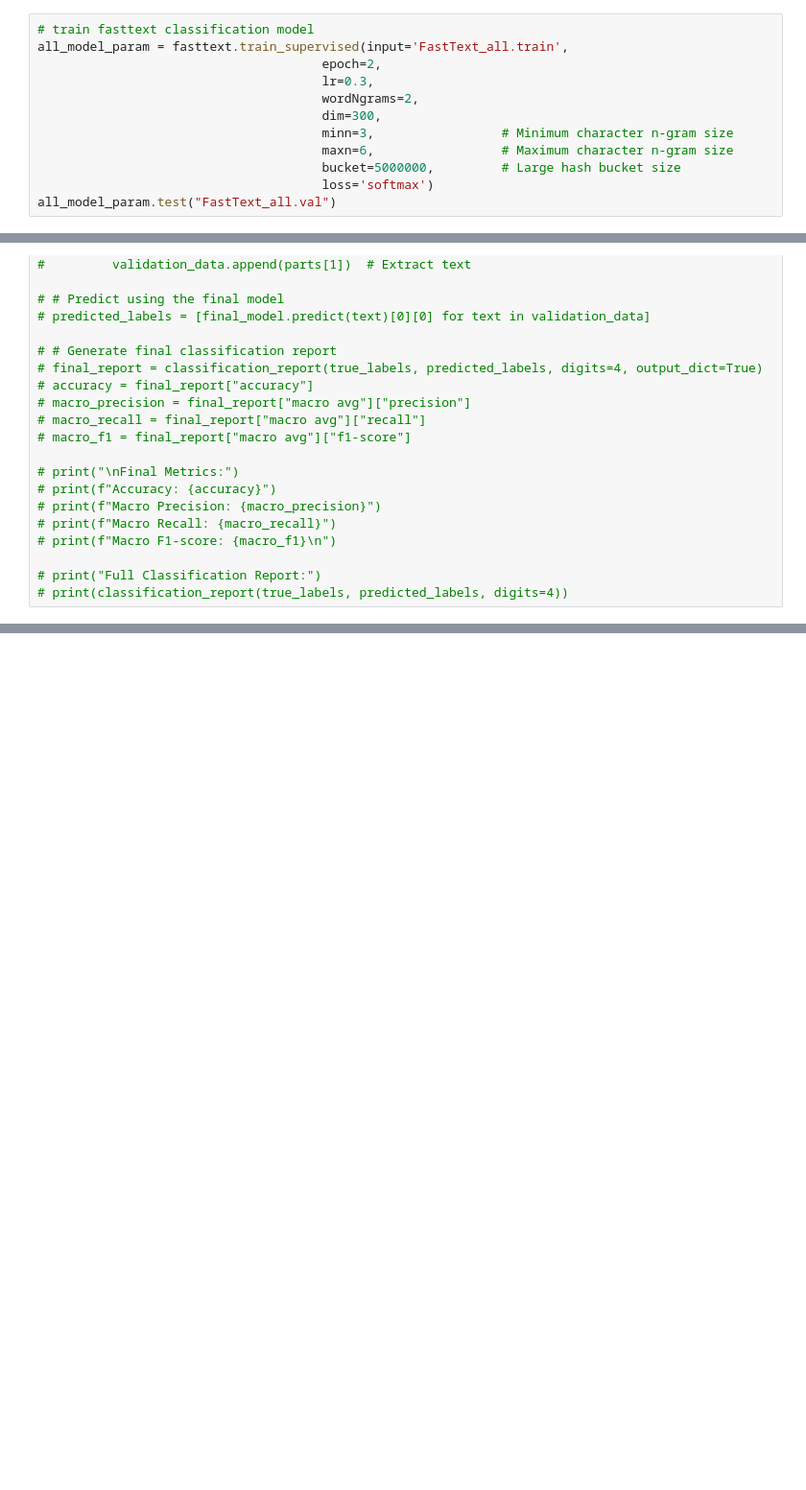
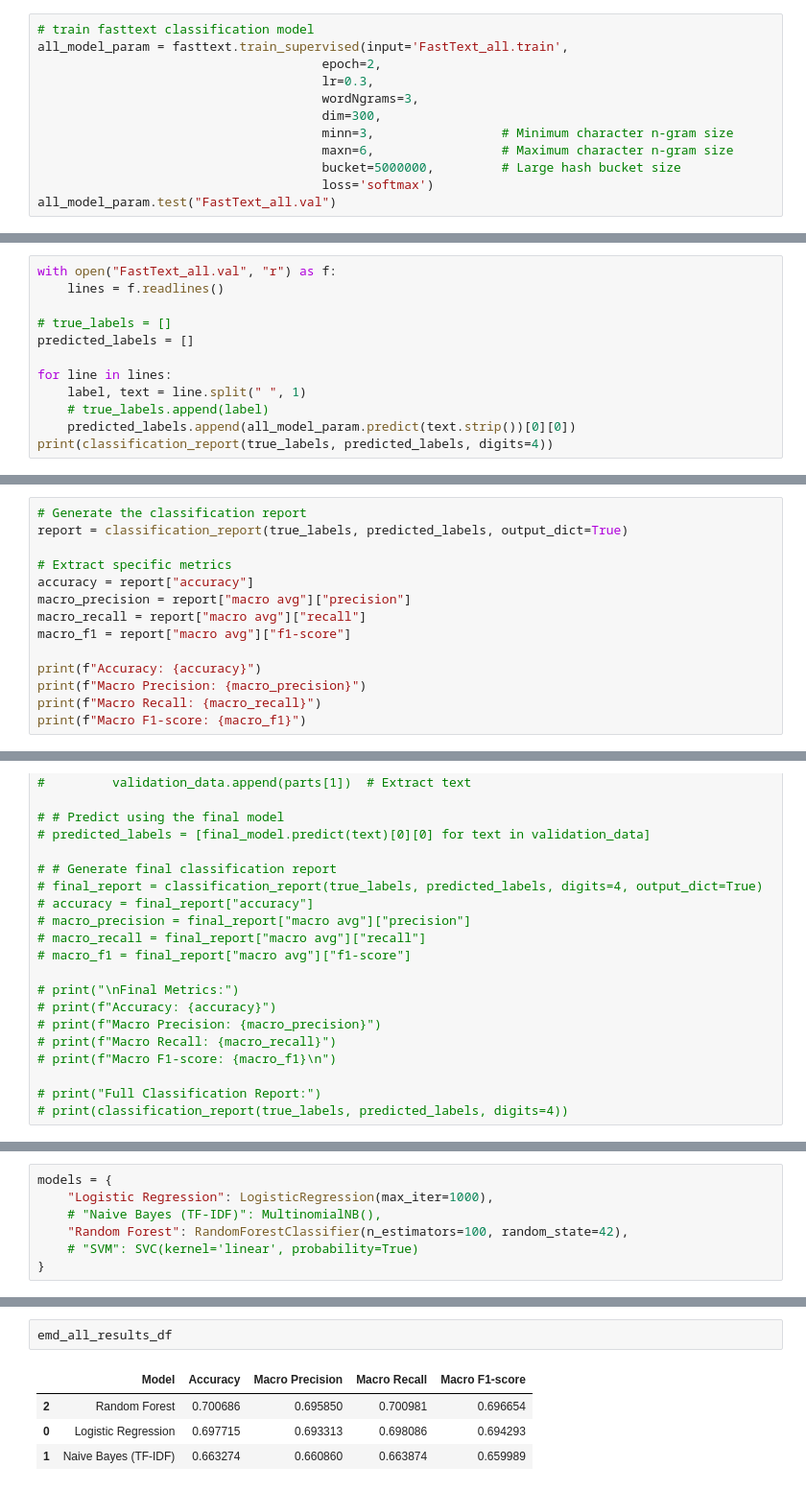
Before and after one commit to zikang-c/Yahoo-Answers-Topic-Classification, a Jupyter notebook: FastText_run_no_url.ipynb, the cells around one changed output, grey strips where cells are left out. Shown at 96% size. Cells and saved outputs as stored; diff of their text form; blank space fills up the shorter version.

```diff
--- a/FastText_run_no_url.ipynb
+++ b/FastText_run_no_url.ipynb
@@ -705,7 +725,7 @@ weighted avg     0.7092    0.7130    0.7103    271320
 all_model_param = fasttext.train_supervised(input='FastText_all.train',
                                       epoch=2,
                                       lr=0.3,
-                                      wordNgrams=2,
+                                      wordNgrams=3,
                                       dim=300,
                                       minn=3,                 # Minimum character n-gram size
                                       maxn=6,                 # Maximum character n-gram size
@@ -780,0 +899,12 @@ Macro F1-score: 0.7118124579313272
+# %%
+with open("FastText_all.val", "r") as f:
+    lines = f.readlines()
+
+# true_labels = []
+predicted_labels = []
+
+for line in lines:
+    label, text = line.split(" ", 1)
+    # true_labels.append(label)
+    predicted_labels.append(all_model_param.predict(text.strip())[0][0])
+print(classification_report(true_labels, predicted_labels, digits=4))
@@ -780,0 +940,14 @@ Macro F1-score: 0.7118124579313272
+# %%
+# Generate the classification report
+report = classification_report(true_labels, predicted_labels, output_dict=True)
+
+# Extract specific metrics
+accuracy = report["accuracy"]
+macro_precision = report["macro avg"]["precision"]
+macro_recall = report["macro avg"]["recall"]
+macro_f1 = report["macro avg"]["f1-score"]
+
+print(f"Accuracy: {accuracy}")
+print(f"Macro Precision: {macro_precision}")
+print(f"Macro Recall: {macro_recall}")
+print(f"Macro F1-score: {macro_f1}")
@@ -895,0 +1197,7 @@ Macro F1-score: 0.7118124579313272
+# %%
+models = {
+    "Logistic Regression": LogisticRegression(max_iter=1000),
+    # "Naive Bayes (TF-IDF)": MultinomialNB(),
+    "Random Forest": RandomForestClassifier(n_estimators=100, random_state=42),
+    # "SVM": SVC(kernel='linear', probability=True)
+}
@@ -895,0 +1251,7 @@ Macro F1-score: 0.7118124579313272
+# %%
+emd_all_results_df
+# %% [output]
+|  | Model | Accuracy | Macro Precision | Macro Recall | Macro F1-score |
+| 2 | Random Forest | 0.700686 | 0.695850 | 0.700981 | 0.696654 |
+| 0 | Logistic Regression | 0.697715 | 0.693313 | 0.698086 | 0.694293 |
+| 1 | Naive Bayes (TF-IDF) | 0.663274 | 0.660860 | 0.663874 | 0.659989 |
```
Also changed, not shown: parts of 38 cells of this notebook, 5 other files.
